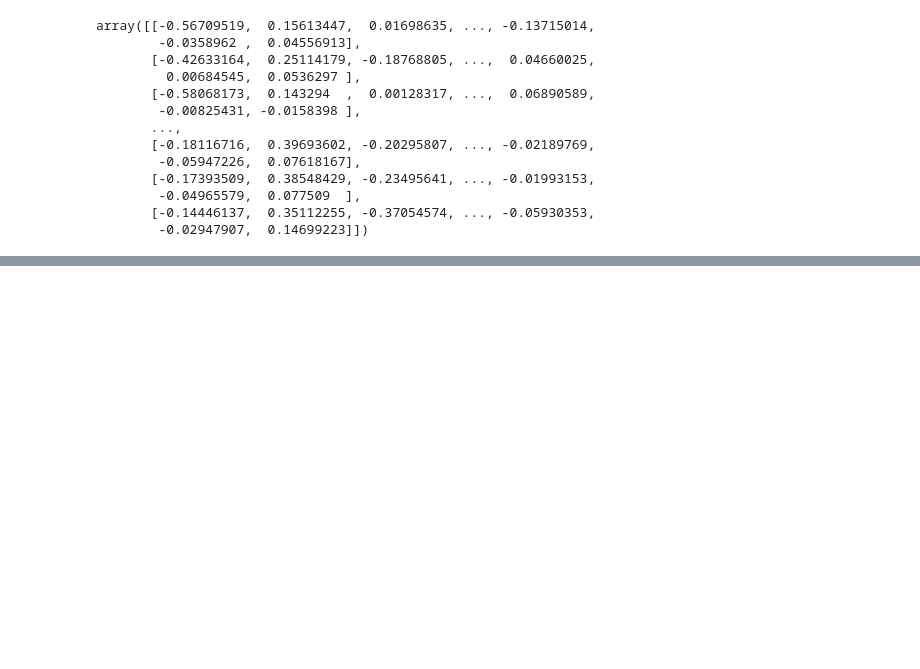
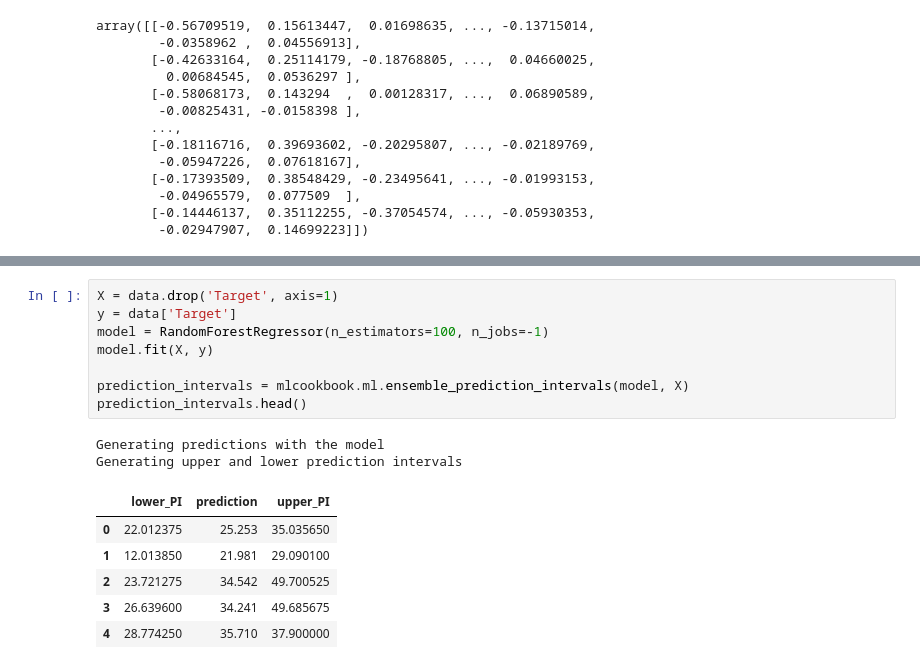
Before and after one commit to JeffMacaluso/mlcookbook, a Jupyter notebook: Example.ipynb, the cells around one changed output, grey strips where cells are left out. Drawn from its saved outputs; the diff is of its cells as text; blank space fills up the shorter version.

```diff
--- a/Example.ipynb
+++ b/Example.ipynb
@@ -208,0 +307,17 @@ AttributeError: 'DataFrame' object has no attribute 'name'
+# %%
+X = data.drop('Target', axis=1)
+y = data['Target']
+model = RandomForestRegressor(n_estimators=100, n_jobs=-1)
+model.fit(X, y)
+
+prediction_intervals = mlcookbook.ml.ensemble_prediction_intervals(model, X)
+prediction_intervals.head()
+# %% [output]
+Generating predictions with the model
+Generating upper and lower prediction intervals
+|  | lower_PI | prediction | upper_PI |
+| 0 | 22.012375 | 25.253 | 35.035650 |
+| 1 | 12.013850 | 21.981 | 29.090100 |
+| 2 | 23.721275 | 34.542 | 49.700525 |
+| 3 | 26.639600 | 34.241 | 49.685675 |
+| 4 | 28.774250 | 35.710 | 37.900000 |
```
Also changed, not shown: parts of 10 cells of this notebook, 1 other file.
